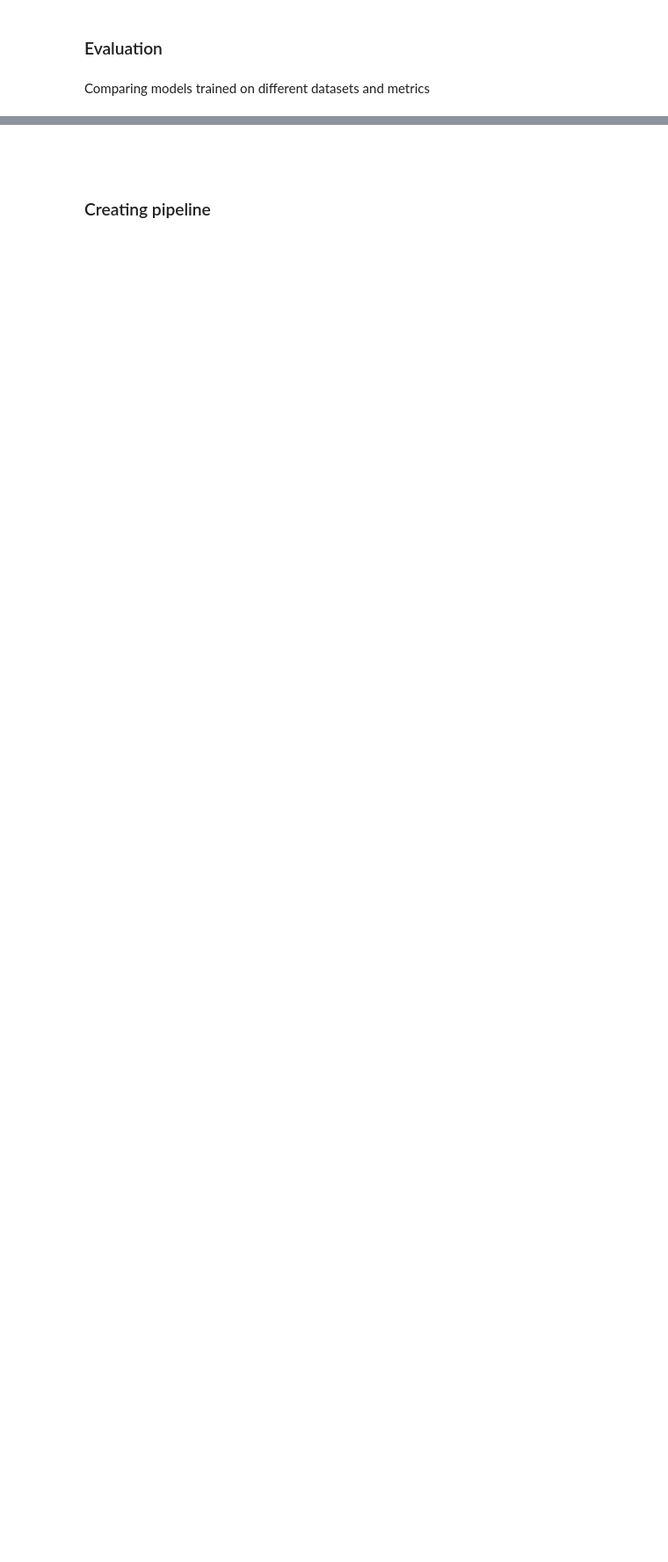
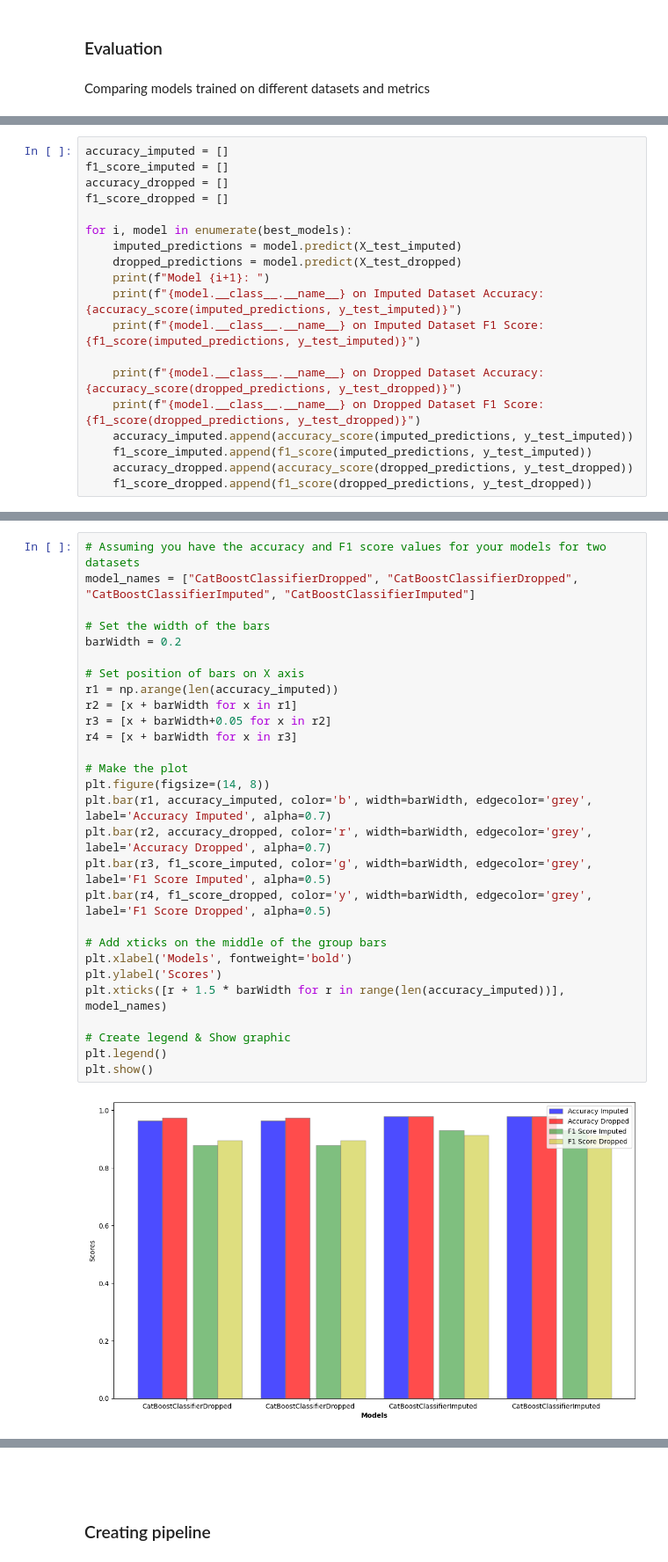
Before and after one commit to adamxht/ecommerce-know-your-customer, a Jupyter notebook: notebooks/Train.ipynb, the cells around one changed output, grey strips where cells are left out. Shown at 88% size. Cells and saved outputs as stored; diff of their text form; blank space fills up the shorter version.

```diff
--- a/notebooks/Train.ipynb
+++ b/notebooks/Train.ipynb
@@ -587,0 +556,19 @@ f1_score(predictions, y_test_dropped)
+# %%
+accuracy_imputed = []
+f1_score_imputed = []
+accuracy_dropped = []
+f1_score_dropped = []
+
+for i, model in enumerate(best_models):
+    imputed_predictions = model.predict(X_test_imputed)
+    dropped_predictions = model.predict(X_test_dropped)
+    print(f"Model {i+1}: ")
+    print(f"{model.__class__.__name__} on Imputed Dataset Accuracy: {accuracy_score(imputed_predictions, y_test_imputed)}")
+    print(f"{model.__class__.__name__} on Imputed Dataset F1 Score: {f1_score(imputed_predictions, y_test_imputed)}")
+
+    print(f"{model.__class__.__name__} on Dropped Dataset Accuracy: {accuracy_score(dropped_predictions, y_test_dropped)}")
+    print(f"{model.__class__.__name__} on Dropped Dataset F1 Score: {f1_score(dropped_predictions, y_test_dropped)}")
+    accuracy_imputed.append(accuracy_score(imputed_predictions, y_test_imputed))
+    f1_score_imputed.append(f1_score(imputed_predictions, y_test_imputed))
+    accuracy_dropped.append(accuracy_score(dropped_predictions, y_test_dropped))
+    f1_score_dropped.append(f1_score(dropped_predictions, y_test_dropped))
@@ -587,0 +596,30 @@ f1_score(predictions, y_test_dropped)
+# %%
+# Assuming you have the accuracy and F1 score values for your models for two datasets
+model_names = ["CatBoostClassifierDropped", "CatBoostClassifierDropped", "CatBoostClassifierImputed", "CatBoostClassifierImputed"]
+
+# Set the width of the bars
+barWidth = 0.2
+
+# Set position of bars on X axis
+r1 = np.arange(len(accuracy_imputed))
+r2 = [x + barWidth for x in r1]
+r3 = [x + barWidth+0.05 for x in r2]
+r4 = [x + barWidth for x in r3]
+
+# Make the plot
+plt.figure(figsize=(14, 8))
+plt.bar(r1, accuracy_imputed, color='b', width=barWidth, edgecolor='grey', label='Accuracy Imputed', alpha=0.7)
+plt.bar(r2, accuracy_dropped, color='r', width=barWidth, edgecolor='grey', label='Accuracy Dropped', alpha=0.7)
+plt.bar(r3, f1_score_imputed, color='g', width=barWidth, edgecolor='grey', label='F1 Score Imputed', alpha=0.5)
+plt.bar(r4, f1_score_dropped, color='y', width=barWidth, edgecolor='grey', label='F1 Score Dropped', alpha=0.5)
+
+# Add xticks on the middle of the group bars
+plt.xlabel('Models', fontweight='bold')
+plt.ylabel('Scores')
+plt.xticks([r + 1.5 * barWidth for r in range(len(accuracy_imputed))], model_names)
+
+# Create legend & Show graphic
+plt.legend()
+plt.show()
+# %% [output]
+[figure, added]
```
Also changed, not shown: parts of 31 cells of this notebook.
